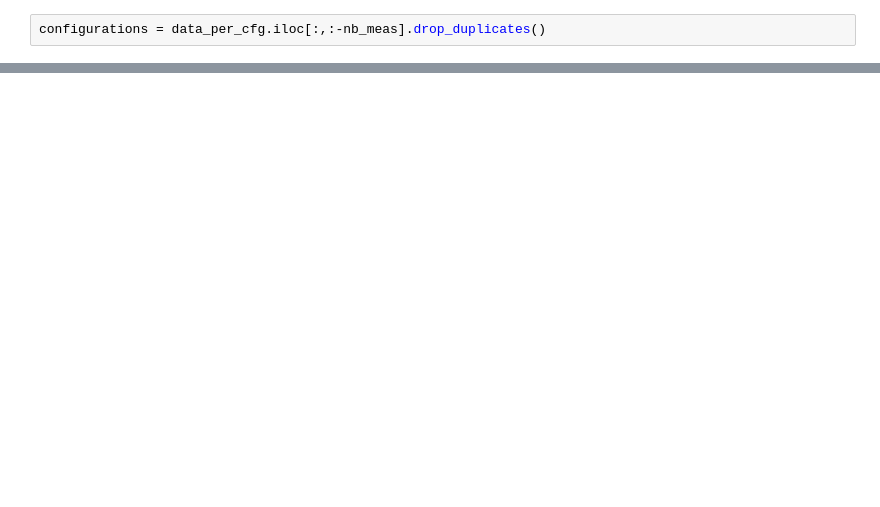
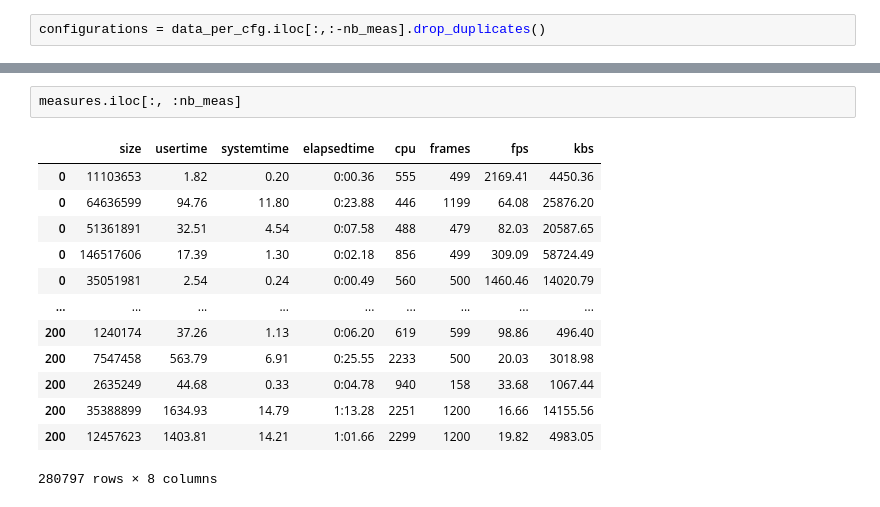
Before and after one commit to templep/RESIST_perf_clustering, a Jupyter notebook: script/dualcluster.ipynb, the cells around one changed output, grey strips where cells are left out. Saved outputs shown, nothing was run; the diff lists cells and outputs as text; blank space fills up the shorter version.

```diff
--- a/script/dualcluster.ipynb
+++ b/script/dualcluster.ipynb
@@ -28,0 +78,16 @@ data_per_cfg
+# %%
+measures.iloc[:, :nb_meas]
+# %% [output]
+|  | size | usertime | systemtime | elapsedtime | cpu | frames | fps | kbs |
+| 0 | 11103653 | 1.82 | 0.20 | 0:00.36 | 555 | 499 | 2169.41 | 4450.36 |
+| 0 | 64636599 | 94.76 | 11.80 | 0:23.88 | 446 | 1199 | 64.08 | 25876.20 |
+| 0 | 51361891 | 32.51 | 4.54 | 0:07.58 | 488 | 479 | 82.03 | 20587.65 |
+| 0 | 146517606 | 17.39 | 1.30 | 0:02.18 | 856 | 499 | 309.09 | 58724.49 |
+| 0 | 35051981 | 2.54 | 0.24 | 0:00.49 | 560 | 500 | 1460.46 | 14020.79 |
+| ... | ... | ... | ... | ... | ... | ... | ... | ... |
+| 200 | 1240174 | 37.26 | 1.13 | 0:06.20 | 619 | 599 | 98.86 | 496.40 |
+| 200 | 7547458 | 563.79 | 6.91 | 0:25.55 | 2233 | 500 | 20.03 | 3018.98 |
+| 200 | 2635249 | 44.68 | 0.33 | 0:04.78 | 940 | 158 | 33.68 | 1067.44 |
+| 200 | 35388899 | 1634.93 | 14.79 | 1:13.28 | 2251 | 1200 | 16.66 | 14155.56 |
+| 200 | 12457623 | 1403.81 | 14.21 | 1:01.66 | 2299 | 1200 | 19.82 | 4983.05 |
+280797 rows × 8 columns
```
Also changed, not shown: parts of 12 cells of this notebook, 1 other file.
